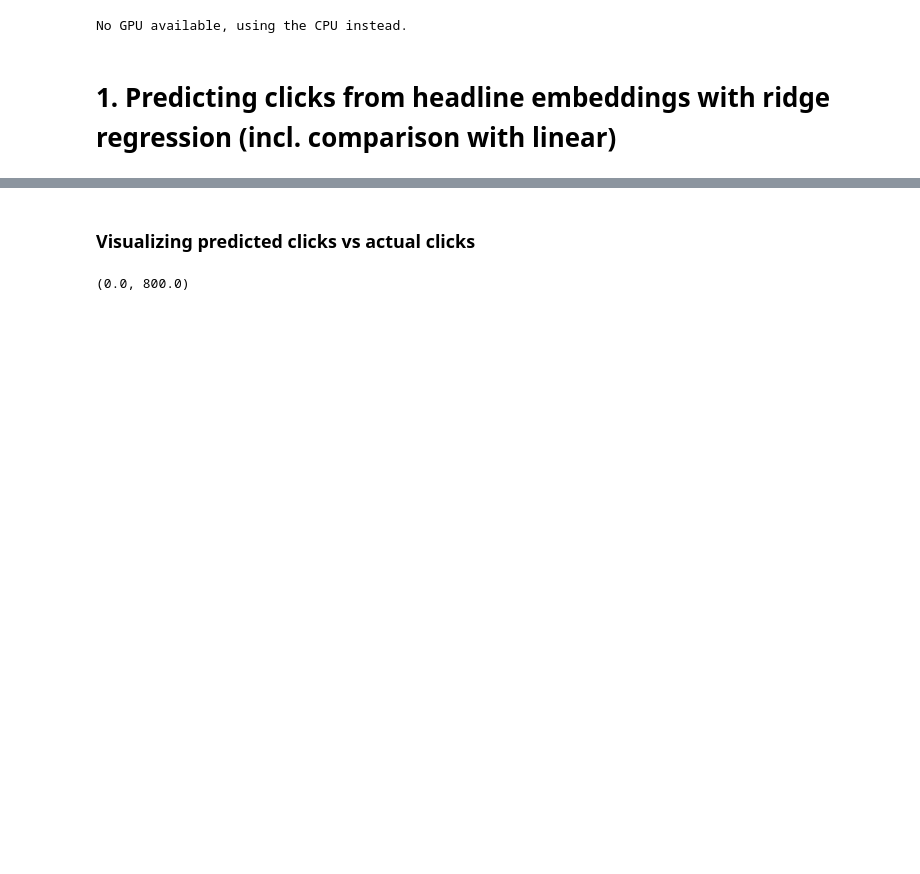
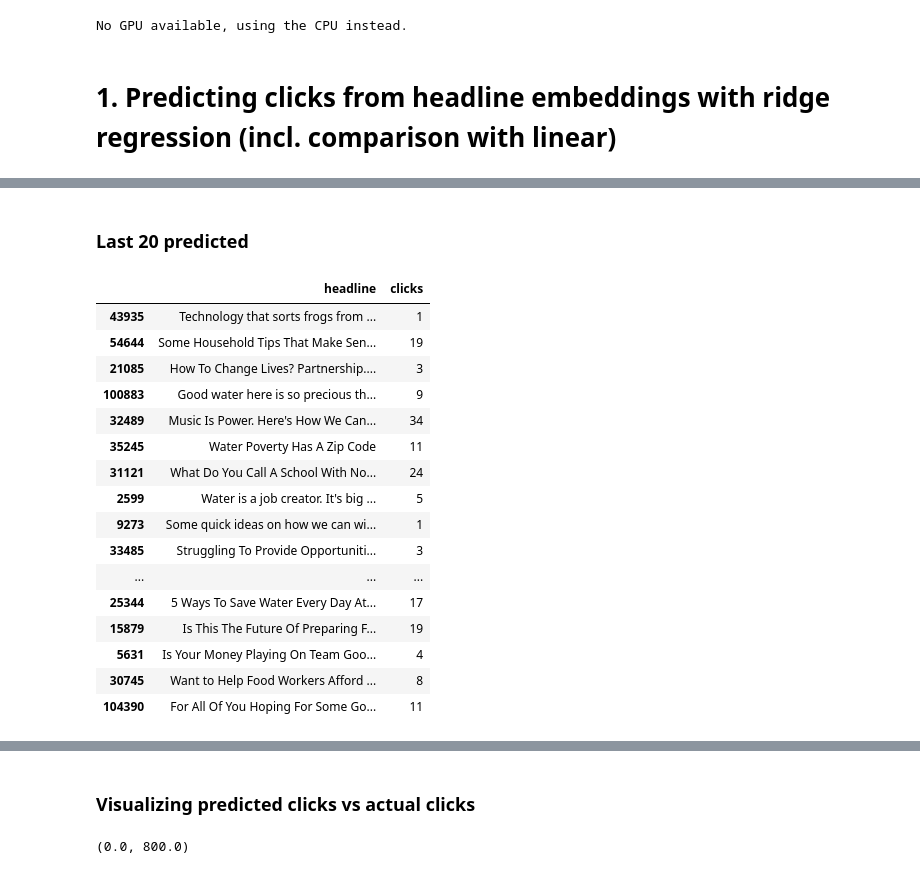
Before and after one commit to antschum/causal_headline_evaluator, a Jupyter notebook: 2023-28-11-Meeting.ipynb, the cells around one changed output, grey strips where cells are left out. Saved outputs shown, nothing was run; the diff lists cells and outputs as text; code cells hidden in the pictures; blank space fills up the shorter version.

```diff
--- a/2023-28-11-Meeting.ipynb
+++ b/2023-28-11-Meeting.ipynb
@@ -93,0 +145,22 @@ Ridge Regression R2 for click difference: 0.1563075208628737
+# %% [markdown]
+### Last 20 predicted
+# %%
+df.sort_values(["predictions"]).loc[:,['headline',"clicks"]][:20]
+# %% [output]
+|  | headline | clicks |
+| 43935 | Technology that sorts frogs from ... | 1 |
+| 54644 | Some Household Tips That Make Sen... | 19 |
+| 21085 | How To Change Lives? Partnership.... | 3 |
+| 100883 | Good water here is so precious th... | 9 |
+| 32489 | Music Is Power. Here's How We Can... | 34 |
+| 35245 | Water Poverty Has A Zip Code | 11 |
+| 31121 | What Do You Call A School With No... | 24 |
+| 2599 | Water is a job creator. It's big ... | 5 |
+| 9273 | Some quick ideas on how we can wi... | 1 |
+| 33485 | Struggling To Provide Opportuniti... | 3 |
+| ... | ... | ... |
+| 25344 | 5 Ways To Save Water Every Day At... | 17 |
+| 15879 | Is This The Future Of Preparing F... | 19 |
+| 5631 | Is Your Money Playing On Team Goo... | 4 |
+| 30745 | Want to Help Food Workers Afford ... | 8 |
+| 104390 | For All Of You Hoping For Some Go... | 11 |
```
Also changed, not shown: parts of 19 cells of this notebook, 1 other file.
